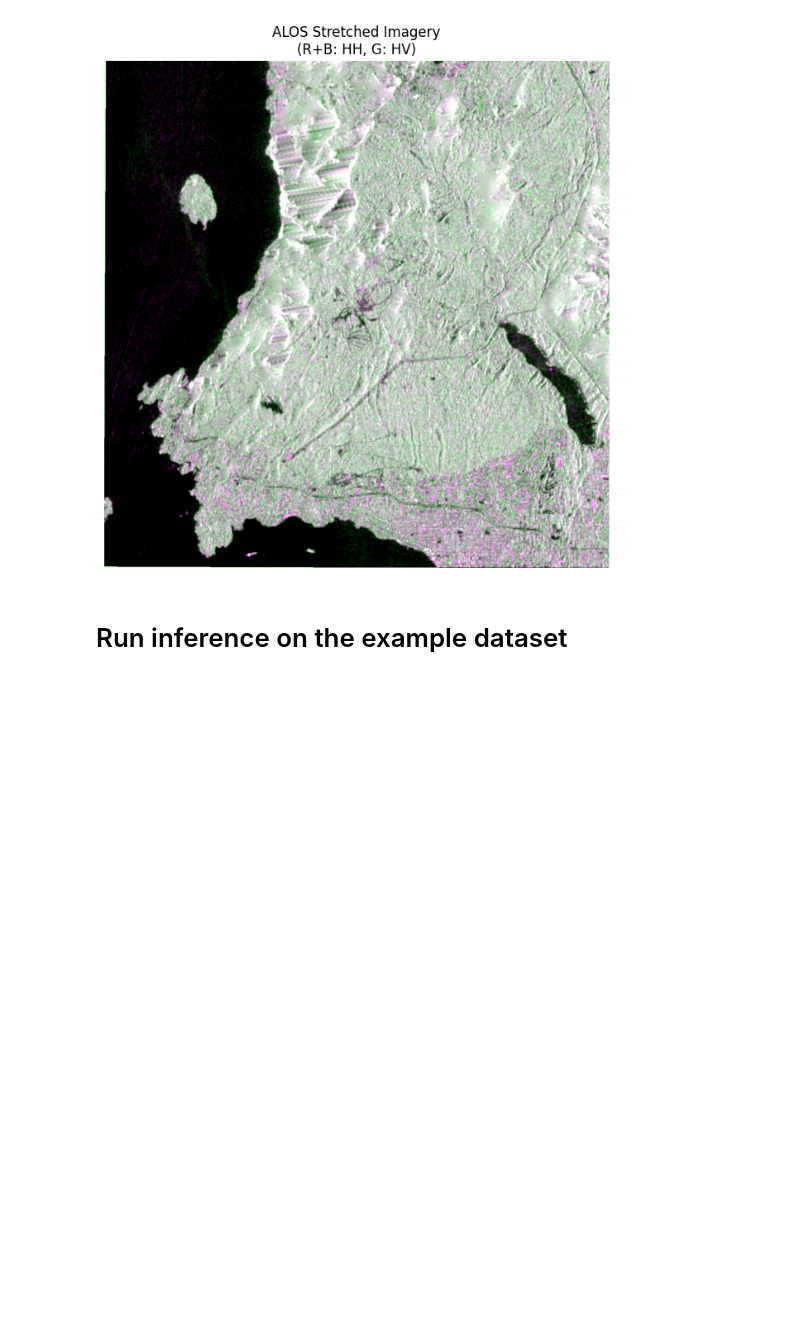
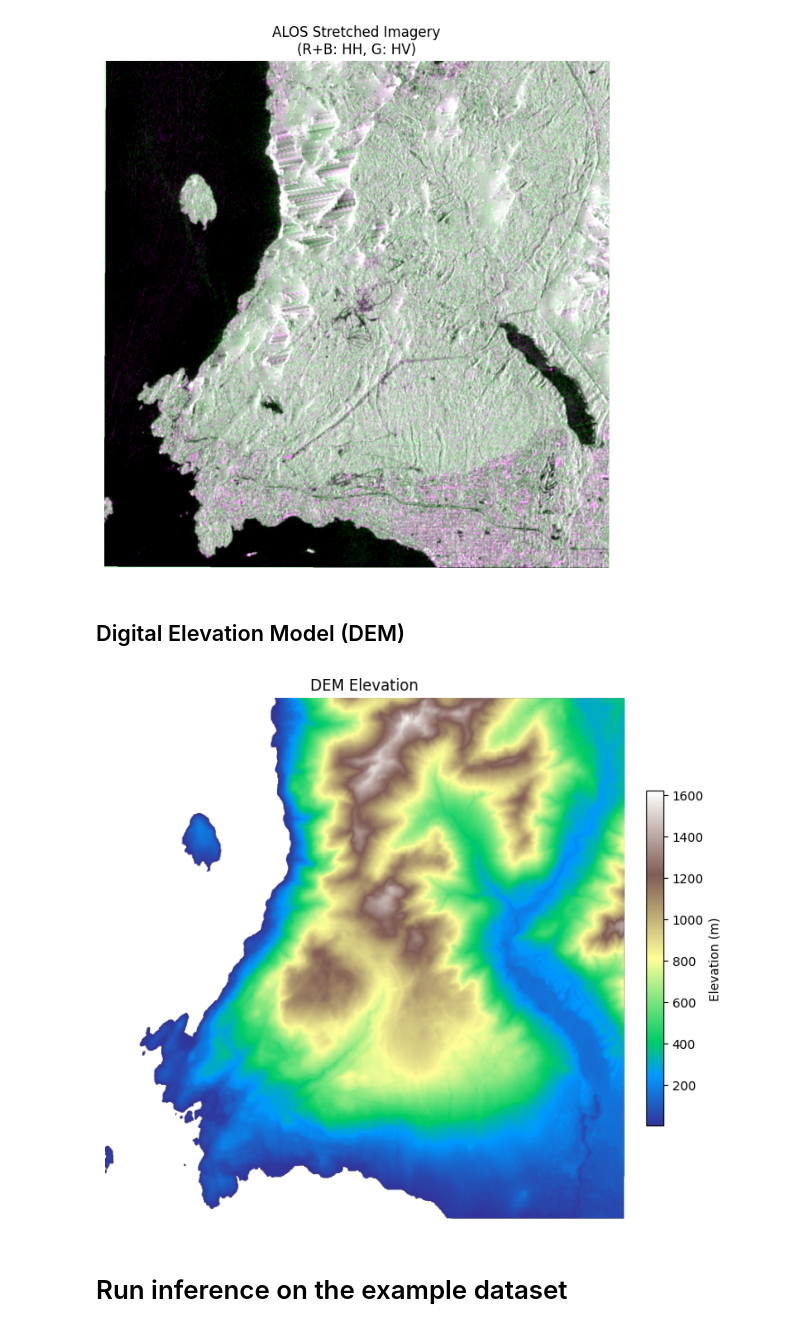
Before and after one commit to championjeyson/agb-prediction, a Jupyter notebook: notebooks/demo_inference.ipynb, the cells around one changed output. Cells and saved outputs as stored; diff of their text form; code cells hidden in the pictures; blank space fills up the shorter version.

```diff
--- a/notebooks/demo_inference.ipynb
+++ b/notebooks/demo_inference.ipynb
@@ -157,6 +158,26 @@ ax.axis("off")
 # %% [output]
 (np.float64(-0.5), np.float64(1506.5), np.float64(1513.5), np.float64(-0.5))
 [figure]
+# %% [markdown]
+## Digital Elevation Model (DEM)
+# %%
+# Process DEM data
+xds_dem = process_dem_data(xds_s2_ref_band)
+xds_dem = xds_dem.where(xds_dem > 0, np.nan)
+
+# Create figure
+fig, ax = plt.subplots(figsize=figsize)
+im = ax.imshow(xds_dem, cmap='terrain')
+ax.set_title("DEM Elevation")
+ax.axis("off")
+
+# Add colorbar
+cbar = fig.colorbar(im, ax=ax, fraction=0.03, pad=0.04)
+cbar.set_label("Elevation (m)")
+
+plt.show()
+# %% [output]
+[figure, added]
 # %% [markdown]
 # Run inference on the example dataset
 # %%
```
Also changed, not shown: parts of 2 cells of this notebook.
